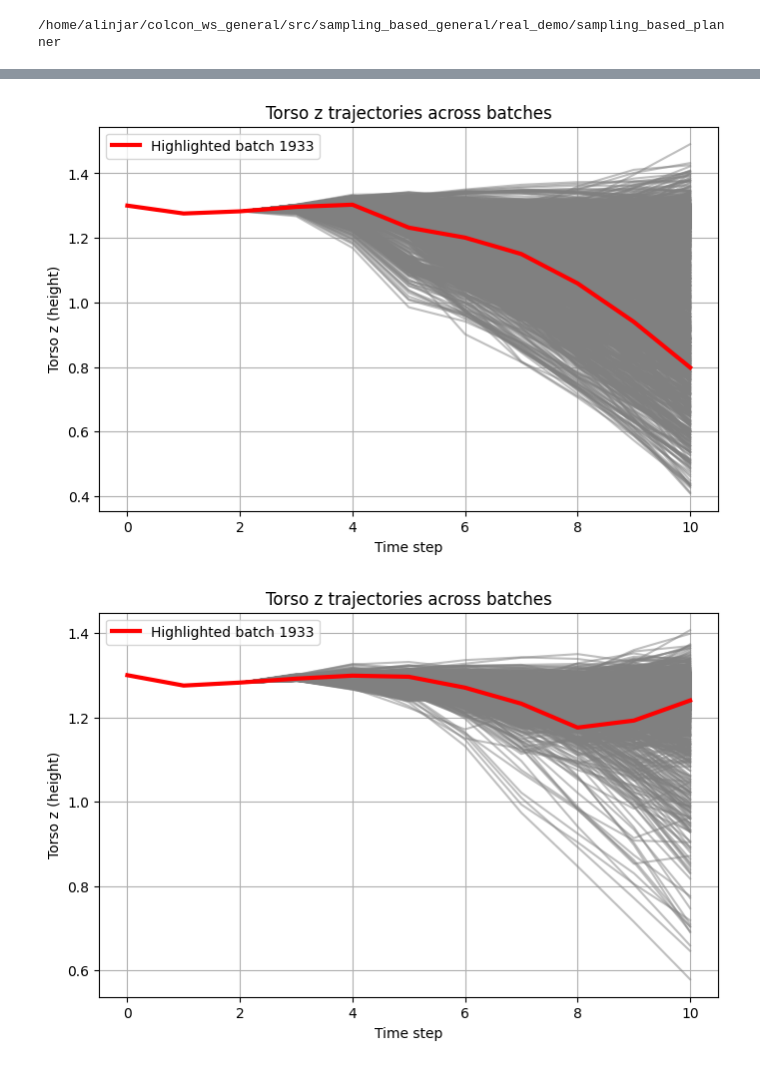
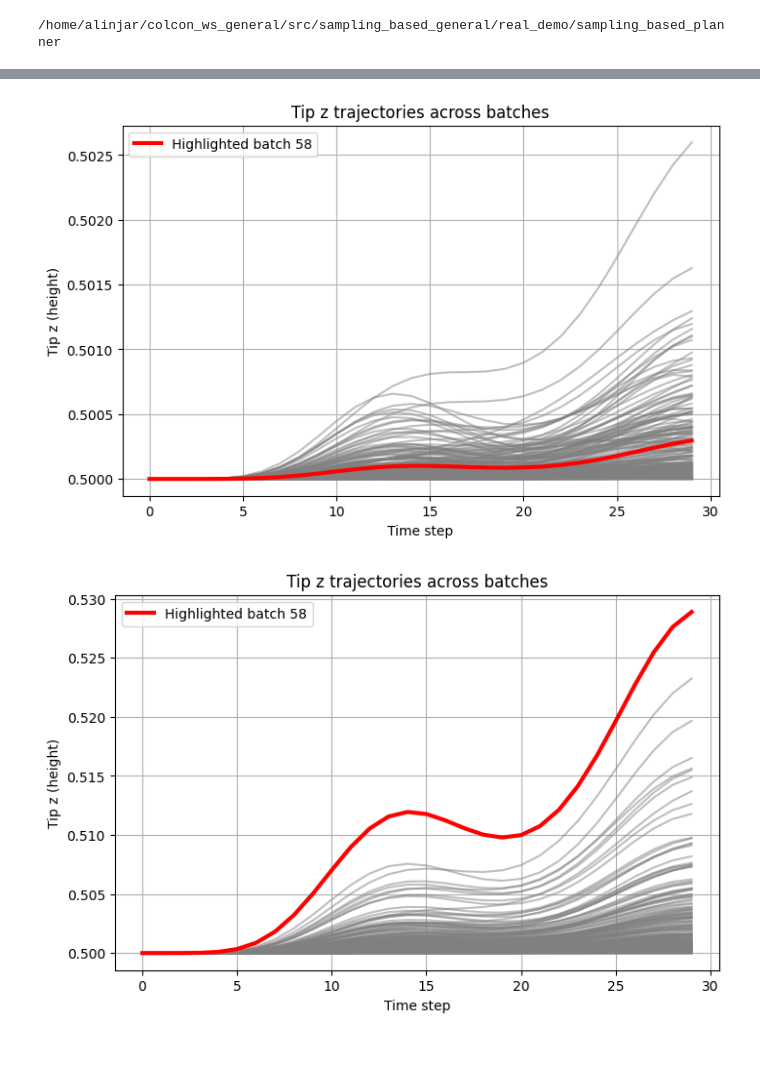
Before and after one commit to alinjar1996/sampling_based_general, a Jupyter notebook: real_demo/sampling_based_planner/mjx_planner_pendulum_torque.ipynb, the cells around one changed output, grey strips where cells are left out. Drawn from its saved outputs; the diff is of its cells as text; code cells hidden in the pictures.

```diff
--- a/real_demo/sampling_based_planner/mjx_planner_pendulum_torque.ipynb
+++ b/real_demo/sampling_based_planner/mjx_planner_pendulum_torque.ipynb
@@ -720,8 +696,8 @@ Start points torso:
 import matplotlib.pyplot as plt
 import numpy as np
 
-# Assuming torso_pos and idx_min are defined
-arr_0_ = torso_pos[-1]  # shape: (num_batch, num_steps, 3)
+# Assuming tip_pos and idx_min are defined
+arr_0_ = tip_pos[-1]  # shape: (num_batch, num_steps, 3)
 num_batch, num_steps, _ = arr_0_.shape
 
  # example index of the batch to highlight
@@ -736,7 +712,7 @@ color_highlight = "black"  # distinct color for highlighted trajectory
 # Plot all trajectories (faded)
 for b in range(num_batch):
     x_0_, y_0_, z_0_ = arr_0_[b, :, 0], arr_0_[b, :, 1], arr_0_[b, :, 2]
-    ax.plot(x_0_, y_0_, z_0_, color=color_all, alpha=0.4, label="torso" if b == 0 else "")
+    ax.plot(x_0_, y_0_, z_0_, color=color_all, alpha=0.4, label="tip" if b == 0 else "")
 
 # Highlight specific batch
 x_h, y_h, z_h = arr_0_[idx_min, :, 0], arr_0_[idx_min, :, 1], arr_0_[idx_min, :, 2]
@@ -744,7 +720,7 @@ ax.plot(x_h, y_h, z_h, color=color_highlight, linewidth=3.0, label=f"highlighted
 
 # Mark start points (all)
 ax.scatter(arr_0_[:, 0, 0], arr_0_[:, 0, 1], arr_0_[:, 0, 2],
-           color='orange', marker='o', s=50, alpha=0.7, label="start torso")
+           color='orange', marker='o', s=50, alpha=0.7, label="start tip")
 
 # Mark highlighted start point distinctly
 ax.scatter(arr_0_[idx_min, 0, 0], arr_0_[idx_min, 0, 1], arr_0_[idx_min, 0, 2],
@@ -771,5 +747,5 @@ set_axes_equal(ax)
 plt.show()
 
 # Optional numeric check for start points
-print("Start points torso:\n", arr_0_[:, 0, :])
+print("Start points tip:\n", arr_0_[:, 0, :])
 # %% [output]
@@ -786,8 +771,7 @@ Start points torso:
 import matplotlib.pyplot as plt
 import numpy as np
 
-# Assuming torso_pos[-1] is defined
-arr_0_ = torso_pos[-1]  # shape: (num_batch, num_steps, 3)
+arr_0_ = tip_pos[-1]  # shape: (num_batch, num_steps, 3)
 
 num_batch, num_steps, _ = arr_0_.shape
 
@@ -800,8 +784,8 @@ for b in range(num_batch):
 
 # Labels
 plt.xlabel("Time step")
-plt.ylabel("Torso z (height)")
-plt.title("Torso z trajectories across batches")
+plt.ylabel("Tip z (height)")
+plt.title("Tip z trajectories across batches")
 if num_batch <= 5:
     plt.legend()
 plt.grid(True)
@@ -814,7 +798,7 @@ import matplotlib.pyplot as plt
 import numpy as np
 
 # 1st Cem iter
-arr_0_ = torso_pos[0]  # shape: (num_batch, num_steps, 3)
+arr_0_ = tip_pos[0]  # shape: (num_batch, num_steps, 3)
 
 num_batch, num_steps, _ = arr_0_.shape
 
@@ -827,8 +811,8 @@ for b in range(num_batch):
 
 # Labels
 plt.xlabel("Time step")
-plt.ylabel("Torso z (height)")
-plt.title("Torso z trajectories across batches")
+plt.ylabel("Tip z (height)")
+plt.title("Tip z trajectories across batches")
 if num_batch <= 10:
     plt.legend()
 plt.grid(True)
@@ -989,7 +825,7 @@ import matplotlib.pyplot as plt
 import numpy as np
 
 # 1st Cem iter
-arr_0_ = torso_pos[0]  # shape: (num_batch, num_steps, 3)
+arr_0_ = tip_pos[0]  # shape: (num_batch, num_steps, 3)
 num_batch, num_steps, _ = arr_0_.shape
 
   # example: batch index to highlight
@@ -1008,43 +844,43 @@ plt.plot(range(num_steps), z_highlight, color='red', linewidth=3, label=f"Highli
 
 # Labels
 plt.xlabel("Time step")
-plt.ylabel("Torso z (height)")
-plt.title("Torso z trajectories across batches")
+plt.ylabel("Tip z (height)")
+plt.title("Tip z trajectories across batches")
 plt.legend()
 plt.grid(True)
 
 plt.show()
 # %% [output]
-[figure, old version]
+[figure, new version]
 # %%
 import matplotlib.pyplot as plt
 import numpy as np
 
 # 1st Cem iter
-arr_0_ = torso_pos[-1]  # shape: (num_batch, num_steps, 3)
+arr_0_ = tip_pos[-1]  # shape: (num_batch, num_steps, 3)
 num_batch, num_steps, _ = arr_0_.shape
 
   # example: batch index to highlight
 
 plt.figure(figsize=(8, 5))
 
 # Plot all trajectories with light color
 for b in range(num_batch):
     z_0_ = arr_0_[b, :, 2]
     if b != idx_min:
         plt.plot(range(num_steps), z_0_, color='gray', alpha=0.5)
 
 # Highlight the chosen batch in red and thick
 z_highlight = arr_0_[idx_min, :, 2]
 plt.plot(range(num_steps), z_highlight, color='red', linewidth=3, label=f"Highlighted batch {idx_min}")
 
 # Labels
 plt.xlabel("Time step")
-plt.ylabel("Torso z (height)")
-plt.title("Torso z trajectories across batches")
+plt.ylabel("Tip z (height)")
+plt.title("Tip z trajectories across batches")
 plt.legend()
 plt.grid(True)
 
 plt.show()
 # %% [output]
-[figure, old version]
+[figure, new version]
```
Also changed, not shown: parts of 25 cells of this notebook, 7 other files.
